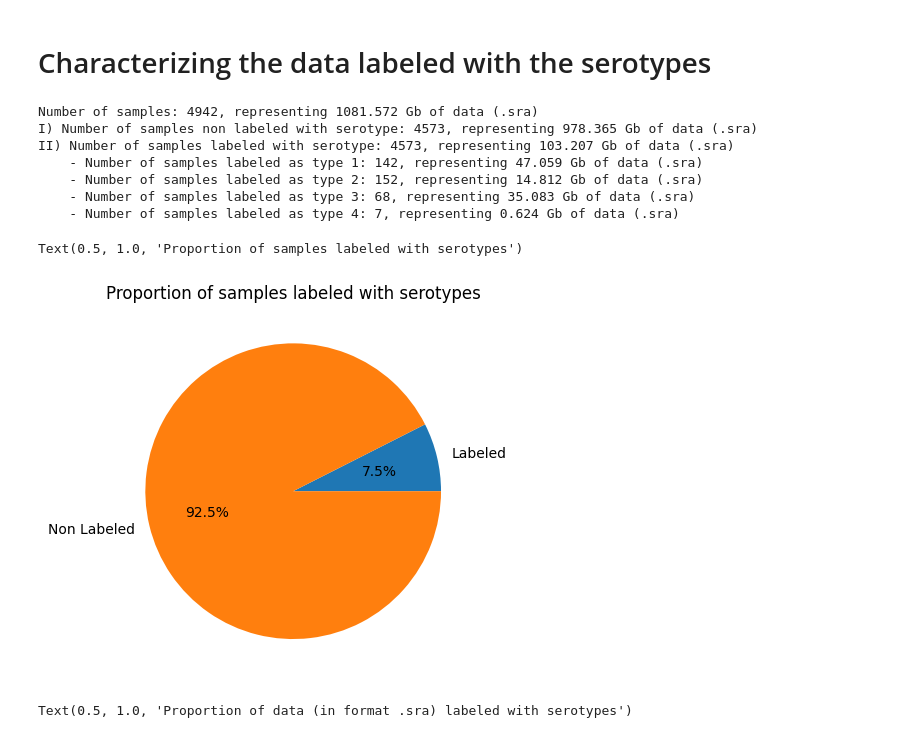
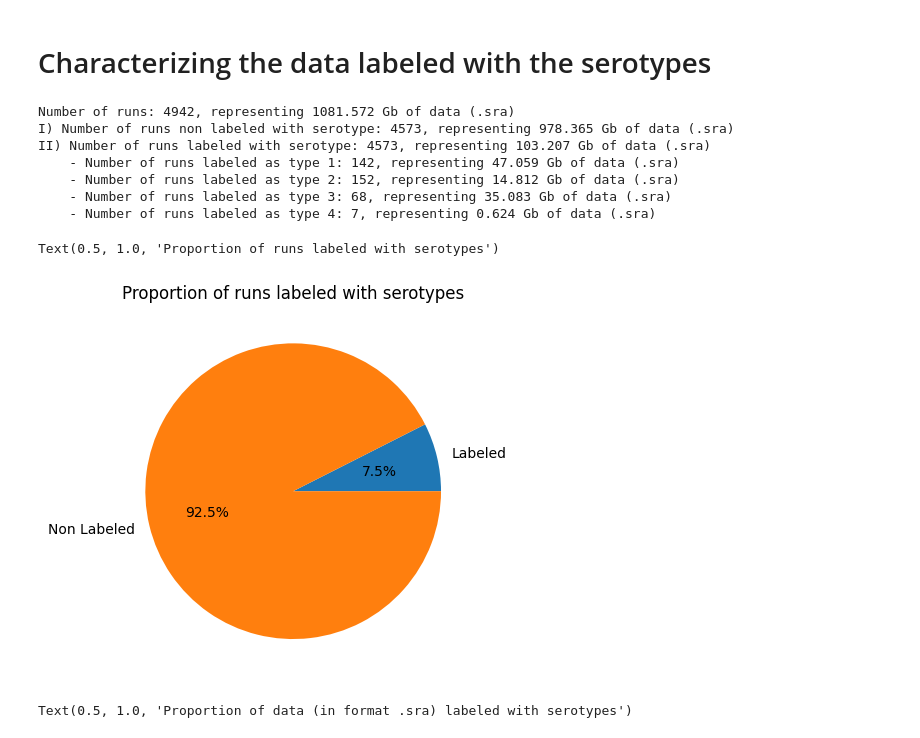
Before and after one commit to Fossam40/DENV-dataAnalysis, a Jupyter notebook: sampleStatistics.ipynb, the cells around one changed output. Saved outputs shown, nothing was run; the diff lists cells and outputs as text; code cells hidden in the pictures.

```diff
--- a/sampleStatistics.ipynb
+++ b/sampleStatistics.ipynb
@@ -23,32 +23,32 @@ type2_length = type2.shape[0]
 type3_length = type3.shape[0]
 type4_length = type4.shape[0]
 labeled_length = type1_length +  type2_length + type3_length + type4_length
-print("Number of samples: " + str(non_labeled_length + labeled_length) + ", representing " + str(sum(dataset["size_MB"])/1000) +" Gb of data (.sra)")
-print("I) Number of samples non labeled with serotype: " + str(non_labeled_length) + ", representing " + str(sum(non_labeled["size_MB"])/1000) +" Gb of data (.sra)")
-print("II) Number of samples labeled with serotype: " + str(non_labeled_length) + ", representing " + str(sum(labeled["size_MB"])/1000) +" Gb of data (.sra)")
-print("    - Number of samples labeled as type 1: " + str(type1_length) + ", representing " + str(sum(type1["size_MB"])/1000) +" Gb of data (.sra)")
-print("    - Number of samples labeled as type 2: " + str(type2_length) + ", representing " + str(sum(type2["size_MB"])/1000) +" Gb of data (.sra)")
-print("    - Number of samples labeled as type 3: " + str(type3_length) + ", representing " + str(sum(type3["size_MB"])/1000) +" Gb of data (.sra)")
-print("    - Number of samples labeled as type 4: " + str(type4_length) + ", representing " + str(sum(type4["size_MB"])/1000) +" Gb of data (.sra)")
+print("Number of runs: " + str(non_labeled_length + labeled_length) + ", representing " + str(sum(dataset["size_MB"])/1000) +" Gb of data (.sra)")
+print("I) Number of runs non labeled with serotype: " + str(non_labeled_length) + ", representing " + str(sum(non_labeled["size_MB"])/1000) +" Gb of data (.sra)")
+print("II) Number of runs labeled with serotype: " + str(non_labeled_length) + ", representing " + str(sum(labeled["size_MB"])/1000) +" Gb of data (.sra)")
+print("    - Number of runs labeled as type 1: " + str(type1_length) + ", representing " + str(sum(type1["size_MB"])/1000) +" Gb of data (.sra)")
+print("    - Number of runs labeled as type 2: " + str(type2_length) + ", representing " + str(sum(type2["size_MB"])/1000) +" Gb of data (.sra)")
+print("    - Number of runs labeled as type 3: " + str(type3_length) + ", representing " + str(sum(type3["size_MB"])/1000) +" Gb of data (.sra)")
+print("    - Number of runs labeled as type 4: " + str(type4_length) + ", representing " + str(sum(type4["size_MB"])/1000) +" Gb of data (.sra)")
 # %% [output]
-Number of samples: 4942, representing 1081.572 Gb of data (.sra)
-I) Number of samples non labeled with serotype: 4573, representing 978.365 Gb of data (.sra)
-II) Number of samples labeled with serotype: 4573, representing 103.207 Gb of data (.sra)
-    - Number of samples labeled as type 1: 142, representing 47.059 Gb of data (.sra)
-    - Number of samples labeled as type 2: 152, representing 14.812 Gb of data (.sra)
-    - Number of samples labeled as type 3: 68, representing 35.083 Gb of data (.sra)
-    - Number of samples labeled as type 4: 7, representing 0.624 Gb of data (.sra)
+Number of runs: 4942, representing 1081.572 Gb of data (.sra)
+I) Number of runs non labeled with serotype: 4573, representing 978.365 Gb of data (.sra)
+II) Number of runs labeled with serotype: 4573, representing 103.207 Gb of data (.sra)
+    - Number of runs labeled as type 1: 142, representing 47.059 Gb of data (.sra)
+    - Number of runs labeled as type 2: 152, representing 14.812 Gb of data (.sra)
+    - Number of runs labeled as type 3: 68, representing 35.083 Gb of data (.sra)
+    - Number of runs labeled as type 4: 7, representing 0.624 Gb of data (.sra)
 # %%
 
 labels = 'Labeled', 'Non Labeled'
 sizes = [labeled_length, non_labeled_length]
 
 fig, ax = plt.subplots()
 ax.pie(sizes, labels=labels, autopct='%1.1f%%')
-plt.title("Proportion of samples labeled with serotypes")
+plt.title("Proportion of runs labeled with serotypes")
 # %% [output]
-Text(0.5, 1.0, 'Proportion of samples labeled with serotypes')
+Text(0.5, 1.0, 'Proportion of runs labeled with serotypes')
-[figure, old version]
+[figure, new version]
 # %%
 labels = 'Labeled', 'Non Labeled'
 sizes = [sum(labeled["size_MB"]), sum(non_labeled["size_MB"])]
```
Also changed, not shown: parts of 1 cell of this notebook.
